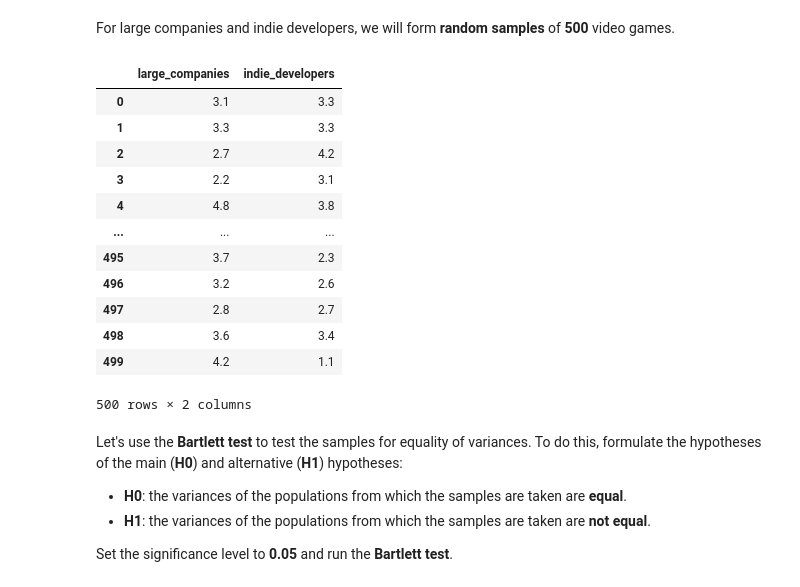
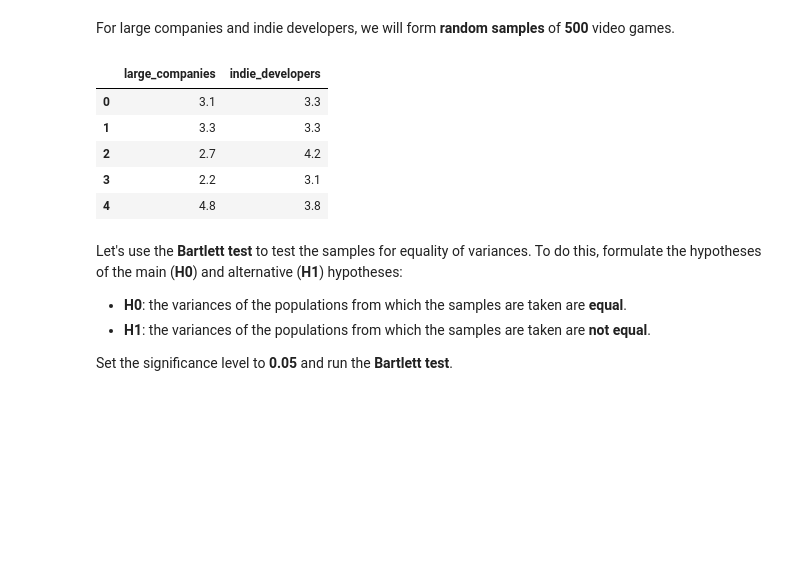
Before and after one commit to GSimonX37/video-games, a Jupyter notebook: notebooks/backloggd_sda.ipynb, the cells around one changed output. Cells and saved outputs as stored; diff of their text form; code cells hidden in the pictures; blank space fills up the shorter version.

```diff
--- a/notebooks/backloggd_sda.ipynb
+++ b/notebooks/backloggd_sda.ipynb
@@ -355,23 +358,18 @@ Text(0.5, 104.44444444444443, 'Statistic')
 For large companies and indie developers, we will form **random samples** of **500** video games.
 # %%
 data = df[(df["rating"].notna()) & (df["category"] == "main")].explode('developers')
-samples = pd.DataFrame({"large_companies": data.loc[(~data["indie"]), "rating"].sample(500, random_state=100, ignore_index=True),
-                        "indie_developers": data.loc[(data["indie"]), "rating"].sample(500, random_state=100, ignore_index=True)})
-samples
+samples = pd.DataFrame({"large_companies": (data.loc[(~data["indie"]), "rating"]
+                                            .sample(500, random_state=100, ignore_index=True)),
+                        "indie_developers": (data.loc[(data["indie"]), "rating"]
+                                             .sample(500, random_state=100, ignore_index=True))})
+samples.head()
 # %% [output]
 |  | large_companies | indie_developers |
 | 0 | 3.1 | 3.3 |
 | 1 | 3.3 | 3.3 |
 | 2 | 2.7 | 4.2 |
 | 3 | 2.2 | 3.1 |
 | 4 | 4.8 | 3.8 |
-| ... | ... | ... |
-| 495 | 3.7 | 2.3 |
-| 496 | 3.2 | 2.6 |
-| 497 | 2.8 | 2.7 |
-| 498 | 3.6 | 3.4 |
-| 499 | 4.2 | 1.1 |
-500 rows × 2 columns
 # %% [markdown]
 Let's use the **Bartlett test** to test the samples for equality of variances. To do this, formulate the hypotheses of the main (**H0**) and alternative (**H1**) hypotheses:
 - **H0**: the variances of the populations from which the samples are taken are **equal**.
```
Also changed, not shown: parts of 10 cells of this notebook.
